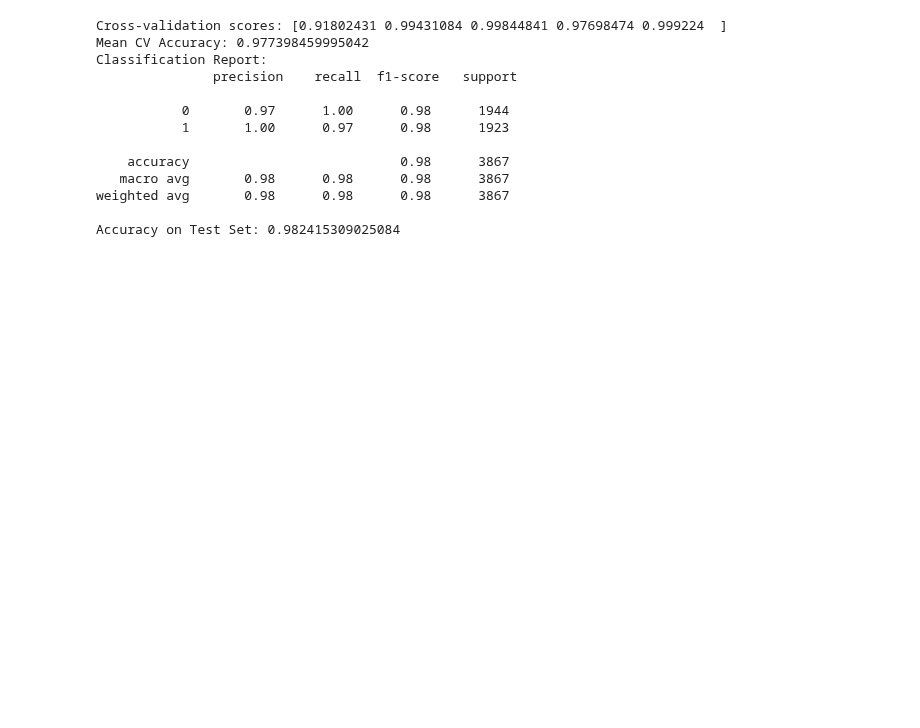
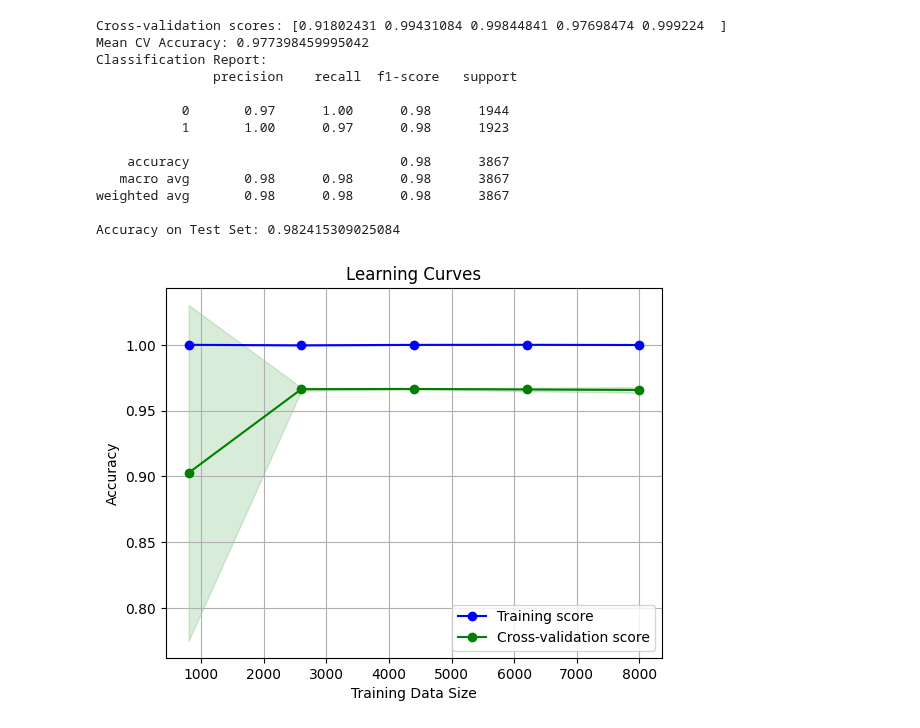
Before and after one commit to DataScienceAndEngineering/machine-learning-dse-i210-final-project-credit-risk, a Jupyter notebook: notebooks/SG_model_building.ipynb, the cells around one changed output. Drawn from its saved outputs; the diff is of its cells as text; code cells hidden in the pictures; blank space fills up the shorter version.

```diff
--- a/notebooks/SG_model_building.ipynb
+++ b/notebooks/SG_model_building.ipynb
@@ -287,0 +286,32 @@ param_grid = {
+# %%
+def plot_learning_curves(X, y, estimator, train_sizes):
+    train_sizes, train_scores, test_scores = learning_curve(
+        estimator, X, y, train_sizes=train_sizes, cv=5, scoring='accuracy')
+
+    # Calculate mean and standard deviation for training set scores
+    train_mean = np.mean(train_scores, axis=1)
+    train_std = np.std(train_scores, axis=1)
+
+    # Calculate mean and standard deviation for test set scores
+    test_mean = np.mean(test_scores, axis=1)
+    test_std = np.std(test_scores, axis=1)
+
+    plt.plot(train_sizes, train_mean, label='Training score', color='blue', marker='o')
+    plt.fill_between(train_sizes, train_mean - train_std, train_mean + train_std, color='blue', alpha=0.15)
+
+    plt.plot(train_sizes, test_mean, label='Cross-validation score', color='green', marker='o')
+    plt.fill_between(train_sizes, test_mean - test_std, test_mean + test_std, color='green', alpha=0.15)
+
+    plt.title('Learning Curves')
+    plt.xlabel('Training Data Size')
+    plt.ylabel('Accuracy')
+    plt.legend(loc='lower right')
+    plt.grid()
+    plt.show()
+
+#  RandomForestClassifier
+model = RandomForestClassifier(random_state=42)
+#  train sizes: 10%, 25%, 50%, 75%, 100% of the data
+plot_learning_curves(X, y, model, np.linspace(0.1, 1.0, 5))
+# %% [output]
+[figure, added]
```
Also changed, not shown: parts of 16 cells of this notebook.
